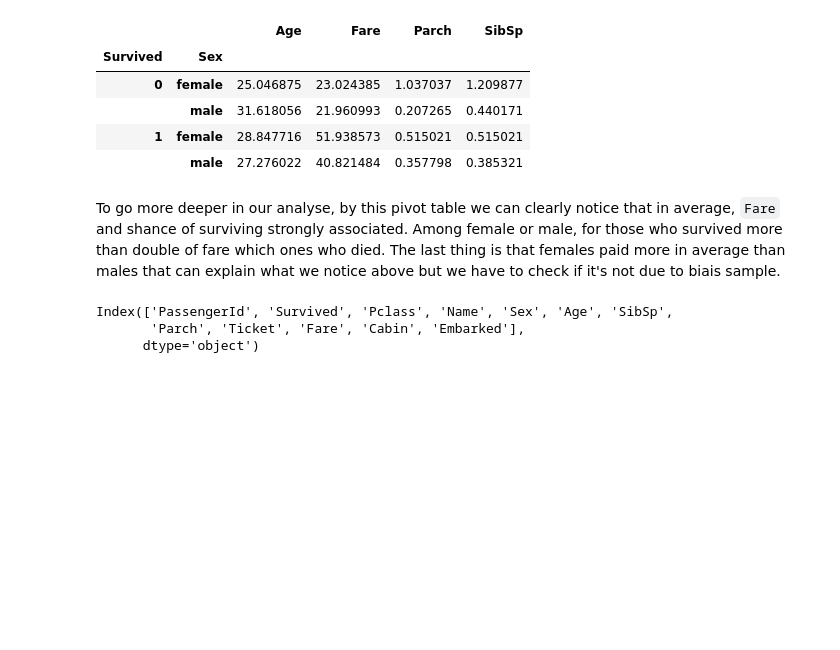
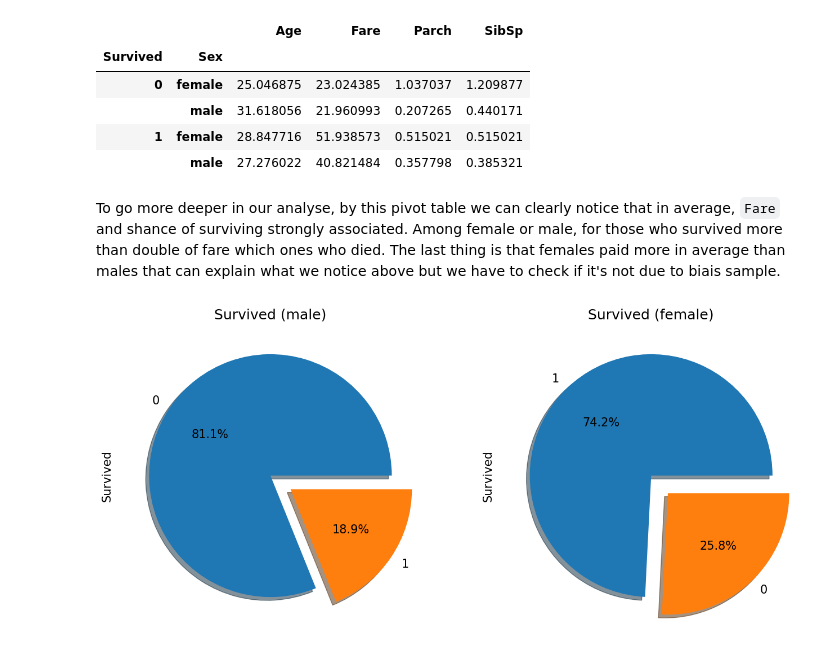
Before and after one commit to kaminosekai54/EDA-TITANIC, a Jupyter notebook: MiniProject 1.ipynb, the cells around one changed output. Cells and saved outputs as stored; diff of their text form; code cells hidden in the pictures; blank space fills up the shorter version.

```diff
--- a/MiniProject 1.ipynb
+++ b/MiniProject 1.ipynb
@@ -179,9 +179,14 @@ train_titanic.drop(columns='PassengerId').pivot_table(index=['Survived','Sex'])
 |  | male | 27.276022 | 40.821484 | 0.357798 | 0.385321 |
 # %% [markdown]
 To go more deeper in our analyse, by this pivot table we can clearly notice that in average, `Fare` and shance of surviving strongly associated. Among female or male, for those who survived more than double of fare which ones who died. The last thing is that females paid more in average than males that can explain what we notice above but we have to check if it's not due to biais sample.
-# %%
-train_titanic.columns
-# %% [output]
-Index(['PassengerId', 'Survived', 'Pclass', 'Name', 'Sex', 'Age', 'SibSp',
-       'Parch', 'Ticket', 'Fare', 'Cabin', 'Embarked'],
-      dtype='object')
+# %%
+
+f,ax=plt.subplots(1,2,figsize=(16,7))
+train_titanic['Survived'][train_titanic['Sex']=='male'].value_counts().plot.pie(explode=[0,0.2],autopct='%1.1f%%',ax=ax[0],shadow=True)
+train_titanic['Survived'][train_titanic['Sex']=='female'].value_counts().plot.pie(explode=[0,0.2],autopct='%1.1f%%',ax=ax[1],shadow=True)
+ax[0].set_title('Survived (male)')
+ax[1].set_title('Survived (female)')
+
+plt.show()
+# %% [output]
+[figure, added]
```
